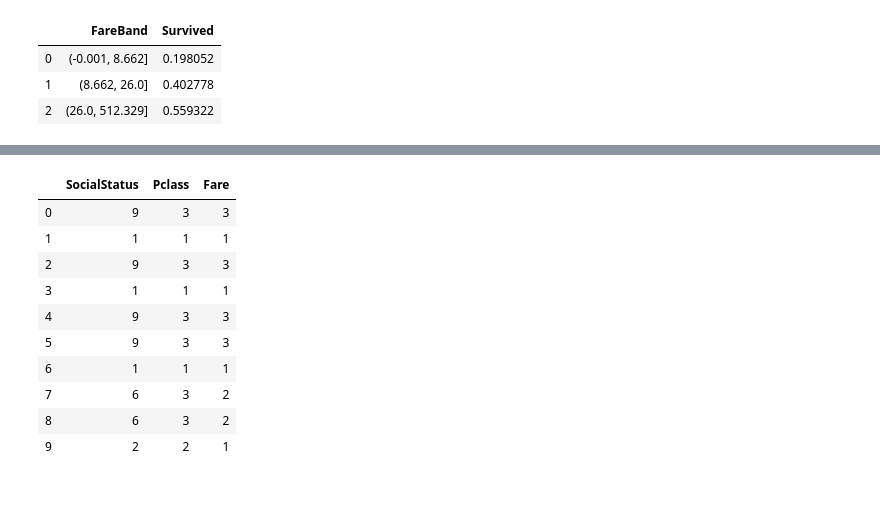
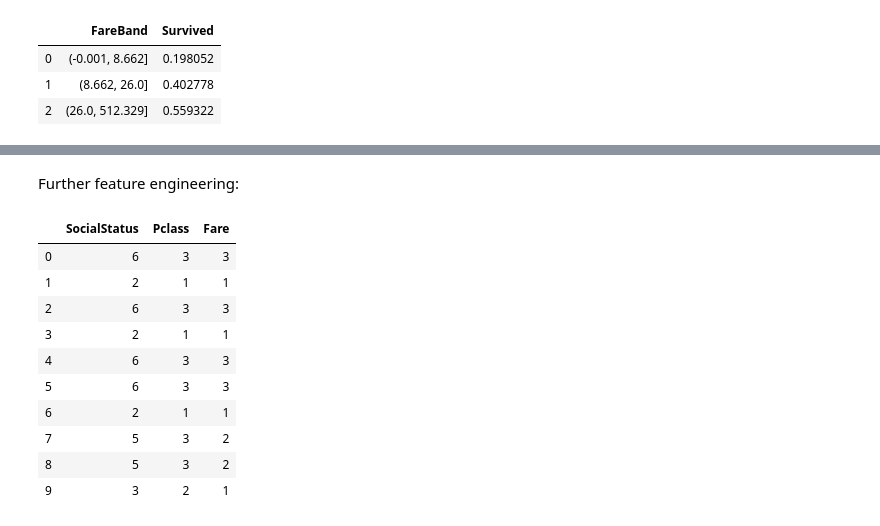
Before and after one commit to henriquebferreira/titanic-kaggle, a Jupyter notebook: predicting-titanic-survivors.ipynb, the cells around one changed output, grey strips where cells are left out. Cells and saved outputs as stored; diff of their text form; code cells hidden in the pictures; blank space fills up the shorter version.

```diff
--- a/predicting-titanic-survivors.ipynb
+++ b/predicting-titanic-survivors.ipynb
@@ -172,7 +114,0 @@ data_train[['Pclass', 'Survived']].groupby(['Pclass'], as_index=False).mean().so
-# %%
-for data in data_train_test:
-    data['Embarked'].fillna(data['Embarked'].mode()[0], inplace = True)
-    data['Age'].fillna(data['Age'].median(), inplace = True)
-    data['Fare'].fillna(data['Fare'].median(), inplace = True)
-
-    data.info()
@@ -196,0 +141,23 @@ memory usage: 29.5+ KB
+# %%
+'''
+Cabin feature analysis
+    204 valid entries
+    687 NaN
+
+    147 unique values
+
+
+Pclass    /    Fare     : Cabin Type
+1st class / Highest fare: Cabin A to E
+2nd class               : Cabin D to F
+3rd class / Lowest fare : Cabin D to G
+
+Create a new feature called CabinType which consists of the first letter present in Cabin
+'''
+
+for data in data_train_test:
+    data['CabinType'] = data.Cabin.str.get(0)
+
+cabin_types = data_train['CabinType'].unique()
+cabin_types = [x for x in cabin_types if str(x) != 'nan']  # remove the NaN entries
+cabin_types.sort() # sort by alphabetically order (important for visualization purposes)
@@ -196,0 +185,6 @@ memory usage: 29.5+ KB
+# %%
+for data in data_train_test:
+    data['TicketType'] = data.Ticket.str.split(" ", 1, expand=False).str.get(0)
+
+print(data_train['TicketType'].value_counts())
+print("Unique ticket types: ", data_train['TicketType'].nunique())
@@ -237,7 +250,5 @@ data_train[['Title', 'Survived']].groupby(['Title'], as_index=False).mean()
 # %%
-title_mapping = {"Mr": 1, "Miss": 2, "Mrs": 3, "Master": 4, "Rare": 5}
+title_mapping = {"Master": 0, "Miss": 1, "Mr": 2, "Mrs": 3, "Rare": 4}
 for data in data_train_test:
     data['Title'] = data['Title'].map(title_mapping)
-    data['Title'] = data['Title'].fillna(0)
-
-data_train.head()
+    data['Title'] = data['Title'].fillna(0)  # review this fillna 0
@@ -316,26 +347,28 @@ data_train.head(10)
+# %% [markdown]
+Further feature engineering:
 # %%
 # New feature called SocialStatus = Fare * Pclass
 for data in data_train_test:
-    data['SocialStatus'] = data.Pclass * data.Fare
+    data['SocialStatus'] = data.Pclass + data.Fare
 
     #Discrete variables
     data['FamilySize'] = data ['SibSp'] + data['Parch'] + 1
     data['IsAlone'] = 1 #initialize to yes/1 is alone
     data['IsAlone'].loc[data['FamilySize'] > 1] = 0 # now update to no/0 if family size is greater than 1
 
 data_train.loc[:, ['SocialStatus', 'Pclass', 'Fare']].head(10)
 # %% [output]
 |  | SocialStatus | Pclass | Fare |
-| 0 | 9 | 3 | 3 |
-| 1 | 1 | 1 | 1 |
-| 2 | 9 | 3 | 3 |
-| 3 | 1 | 1 | 1 |
-| 4 | 9 | 3 | 3 |
-| 5 | 9 | 3 | 3 |
-| 6 | 1 | 1 | 1 |
-| 7 | 6 | 3 | 2 |
-| 8 | 6 | 3 | 2 |
-| 9 | 2 | 2 | 1 |
+| 0 | 6 | 3 | 3 |
+| 1 | 2 | 1 | 1 |
+| 2 | 6 | 3 | 3 |
+| 3 | 2 | 1 | 1 |
+| 4 | 6 | 3 | 3 |
+| 5 | 6 | 3 | 3 |
+| 6 | 2 | 1 | 1 |
+| 7 | 5 | 3 | 2 |
+| 8 | 5 | 3 | 2 |
+| 9 | 3 | 2 | 1 |
 # %%
 data_train[['SocialStatus', 'Survived']].groupby(['SocialStatus'], as_index=False).mean().sort_values(by='Survived', ascending=False)
 # %% [output]
```
Also changed, not shown: parts of 69 cells of this notebook.
